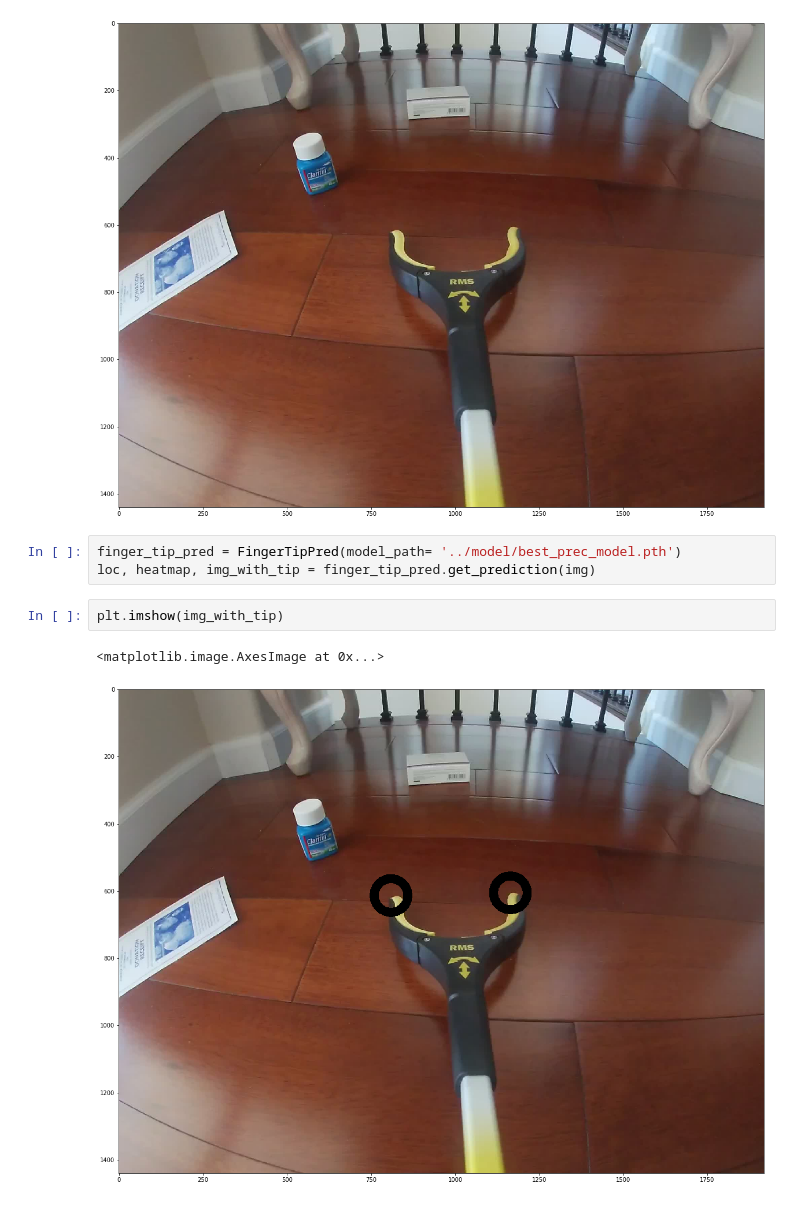
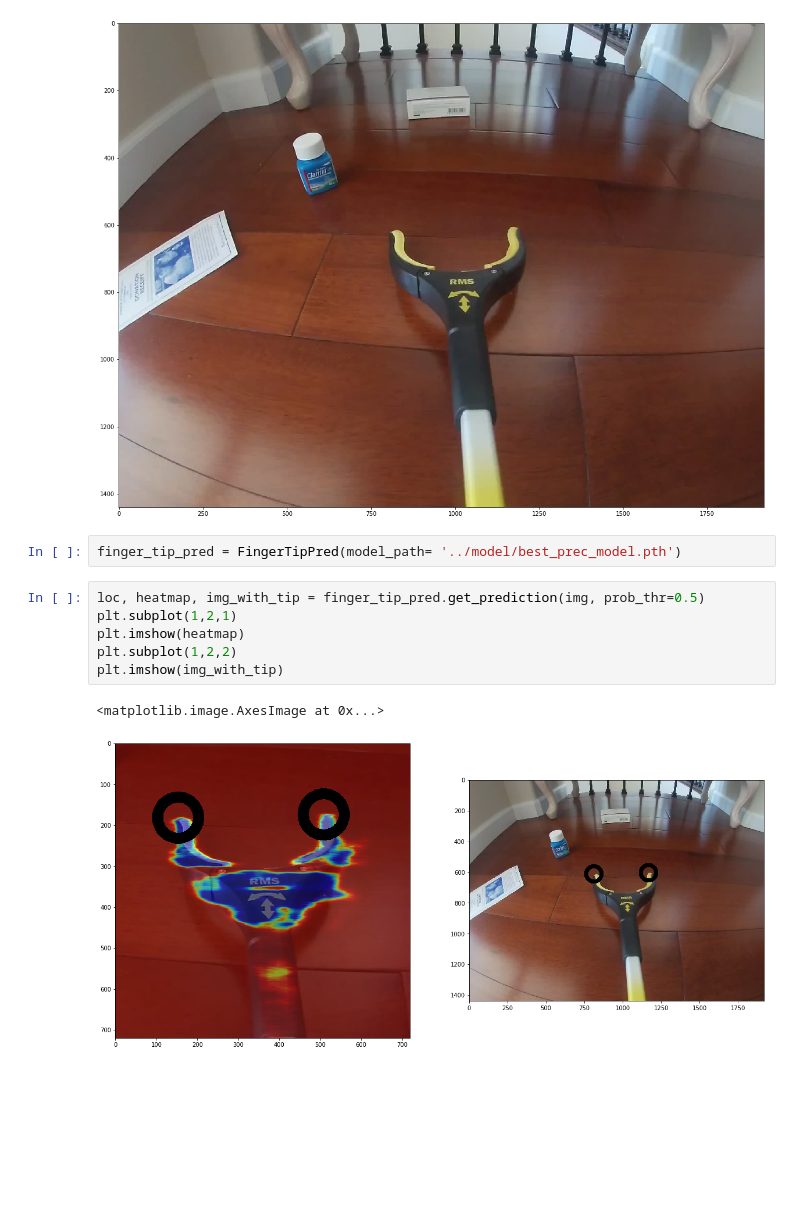
Before and after one commit to Dhiraj100892/semantic_prediction, a Jupyter notebook: code/pred_fingertip_location.ipynb, the cells around one changed output. Drawn from its saved outputs; the diff is of its cells as text; blank space fills up the shorter version.

```diff
--- a/code/pred_fingertip_location.ipynb
+++ b/code/pred_fingertip_location.ipynb
@@ -13,9 +13,12 @@ plt.imshow(img)
 [figure]
 # %%
 finger_tip_pred = FingerTipPred(model_path= '../model/best_prec_model.pth')
-loc, heatmap, img_with_tip = finger_tip_pred.get_prediction(img)
-# %%
-plt.imshow(img_with_tip)
-# %% [output]
-<matplotlib.image.AxesImage at 0x...>
-[figure, removed]
+# %%
+loc, heatmap, img_with_tip = finger_tip_pred.get_prediction(img, prob_thr=0.5)
+plt.subplot(1,2,1)
+plt.imshow(heatmap)
+plt.subplot(1,2,2)
+plt.imshow(img_with_tip)
+# %% [output]
+<matplotlib.image.AxesImage at 0x...>
+[figure, added]
```
Also changed, not shown: 7 other files.
